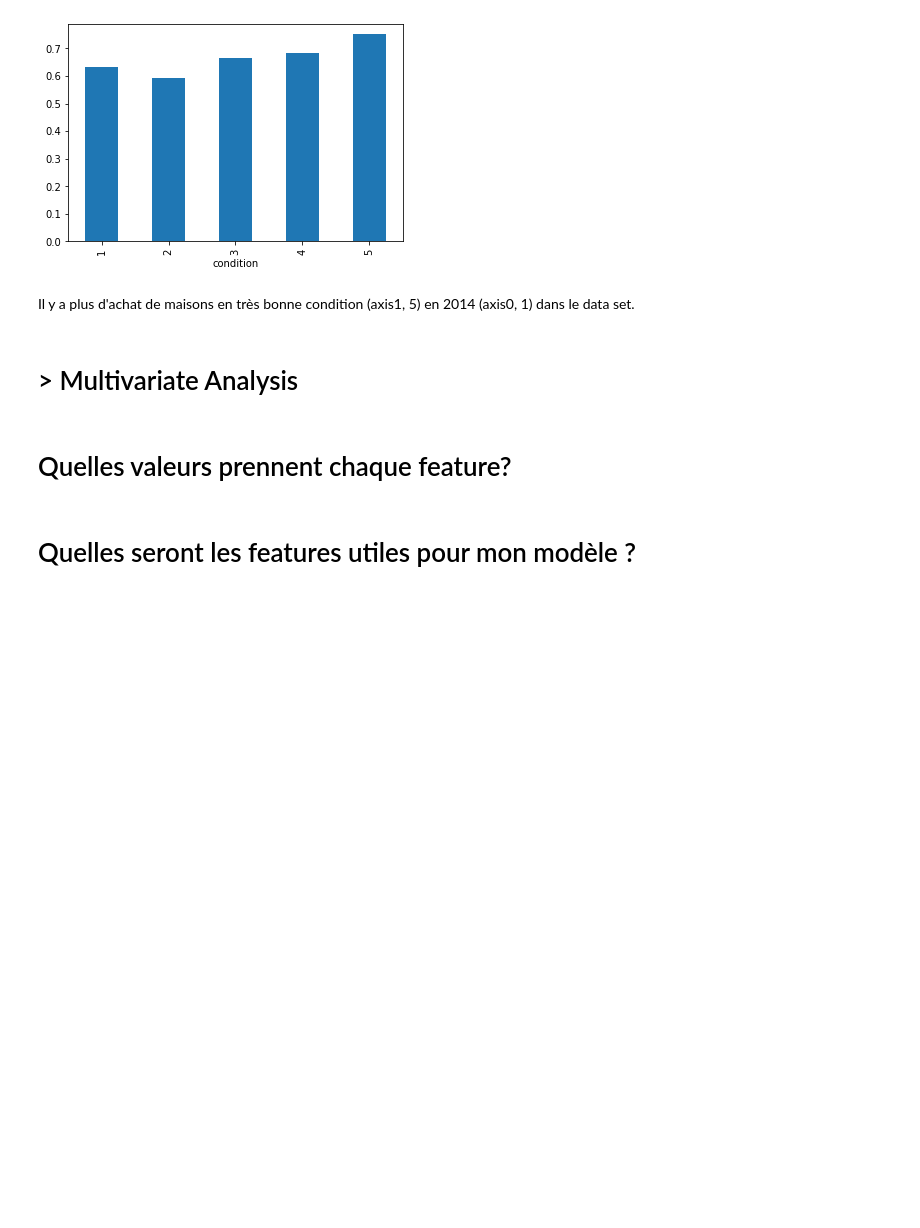
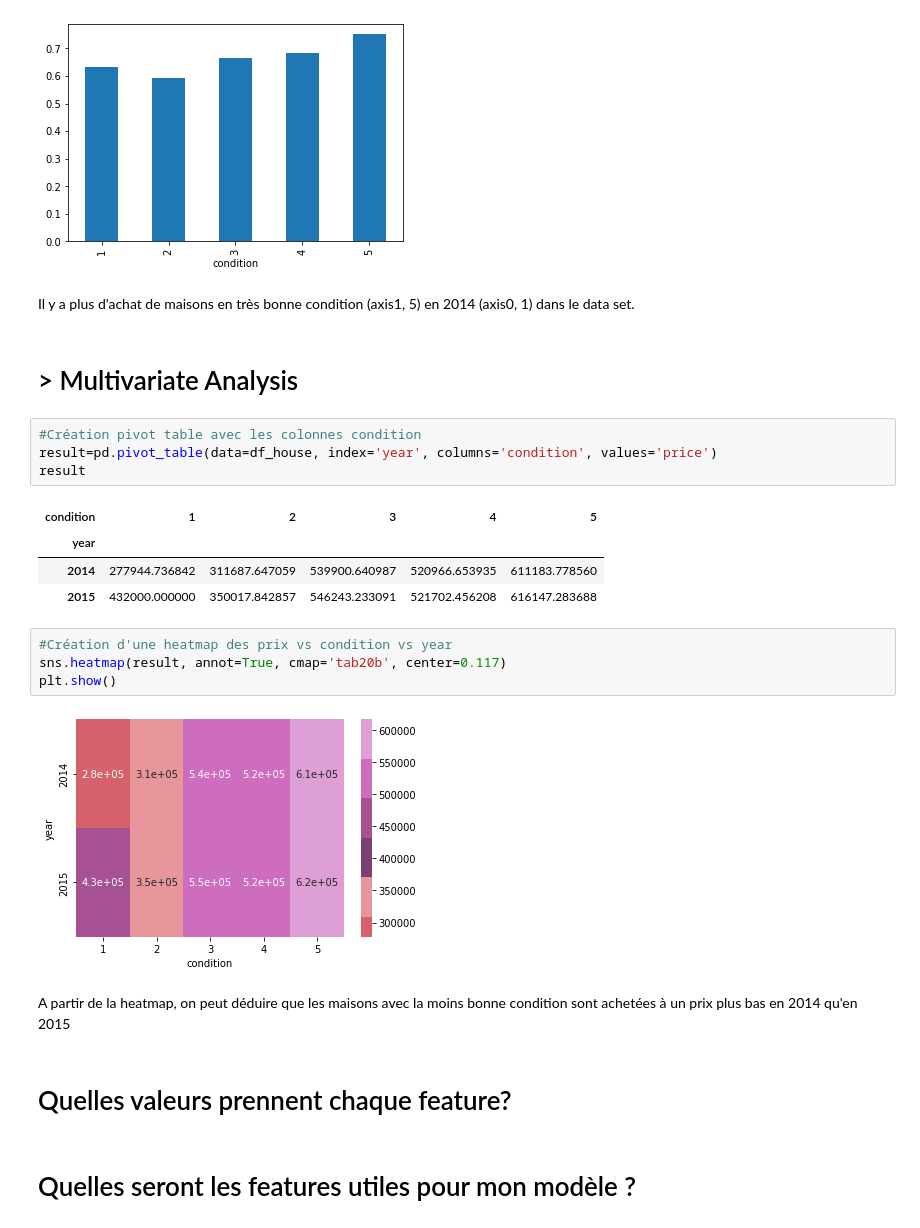
Before and after one commit to NinaNusb/Prediction_prix_maisons, a Jupyter notebook: data_cleaning_analysis.ipynb, the cells around one changed output. Cells and saved outputs as stored; diff of their text form; blank space fills up the shorter version.

```diff
--- a/data_cleaning_analysis.ipynb
+++ b/data_cleaning_analysis.ipynb
@@ -394,6 +391,23 @@ plt.show()
 Il y a plus d'achat de maisons en très bonne condition (axis1, 5) en 2014 (axis0, 1) dans le data set.
 # %% [markdown]
 # > Multivariate Analysis
+# %%
+#Création pivot table avec les colonnes condition
+result=pd.pivot_table(data=df_house, index='year', columns='condition', values='price')
+result
+# %% [output]
+| condition | 1 | 2 | 3 | 4 | 5 |
+| year |  |  |  |  |  |
+| 2014 | 277944.736842 | 311687.647059 | 539900.640987 | 520966.653935 | 611183.778560 |
+| 2015 | 432000.000000 | 350017.842857 | 546243.233091 | 521702.456208 | 616147.283688 |
+# %%
+#Création d'une heatmap des prix vs condition vs year
+sns.heatmap(result, annot=True, cmap='tab20b', center=0.117)
+plt.show()
+# %% [output]
+[figure, added]
+# %% [markdown]
+A partir de la heatmap, on peut déduire que les maisons avec la moins bonne condition sont achetées à un prix plus bas en 2014 qu'en 2015
 # %% [markdown]
 # Quelles valeurs prennent chaque feature?
 # %% [markdown]
```
Also changed, not shown: parts of 2 cells of this notebook, 3 other files.
